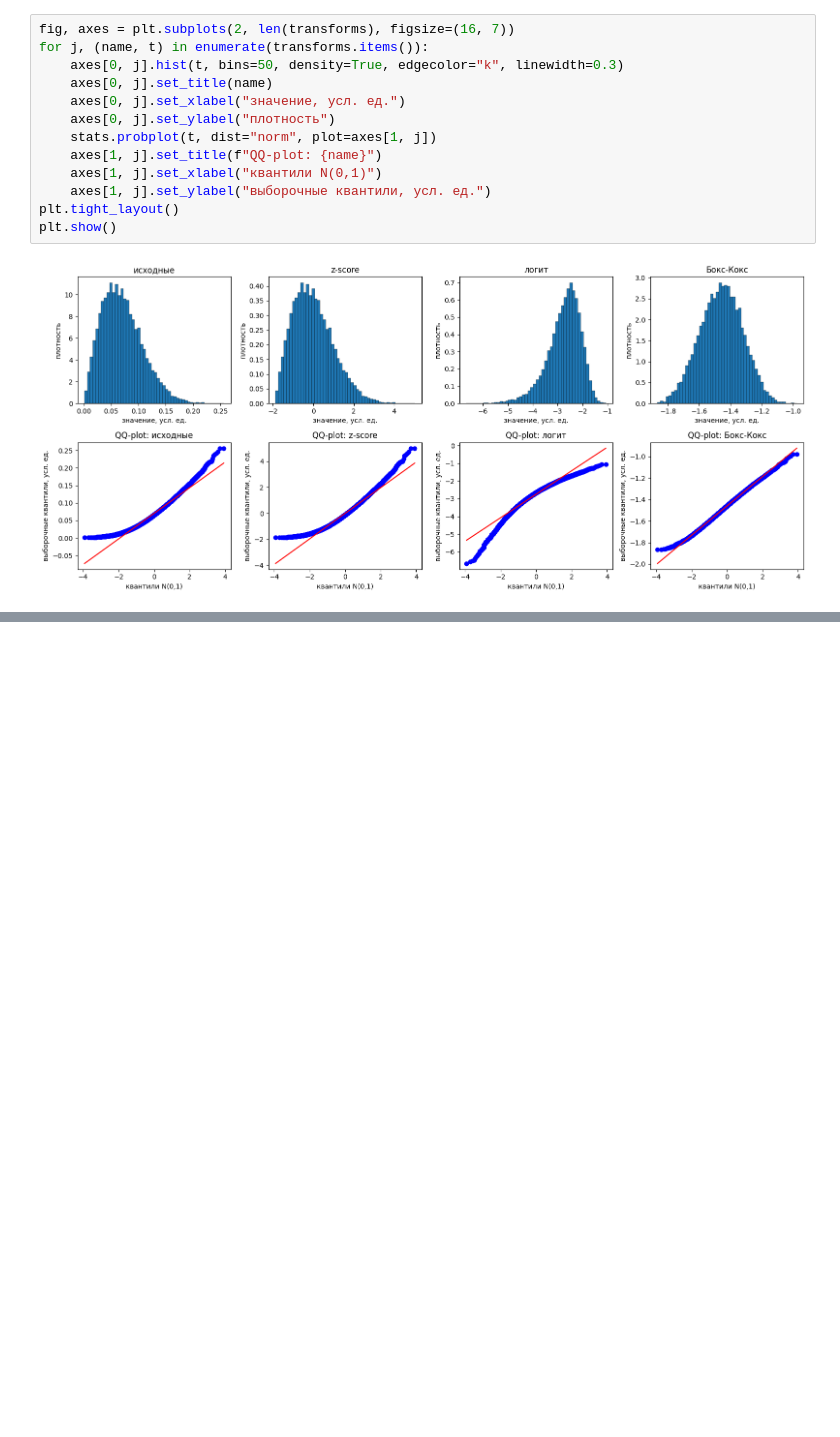
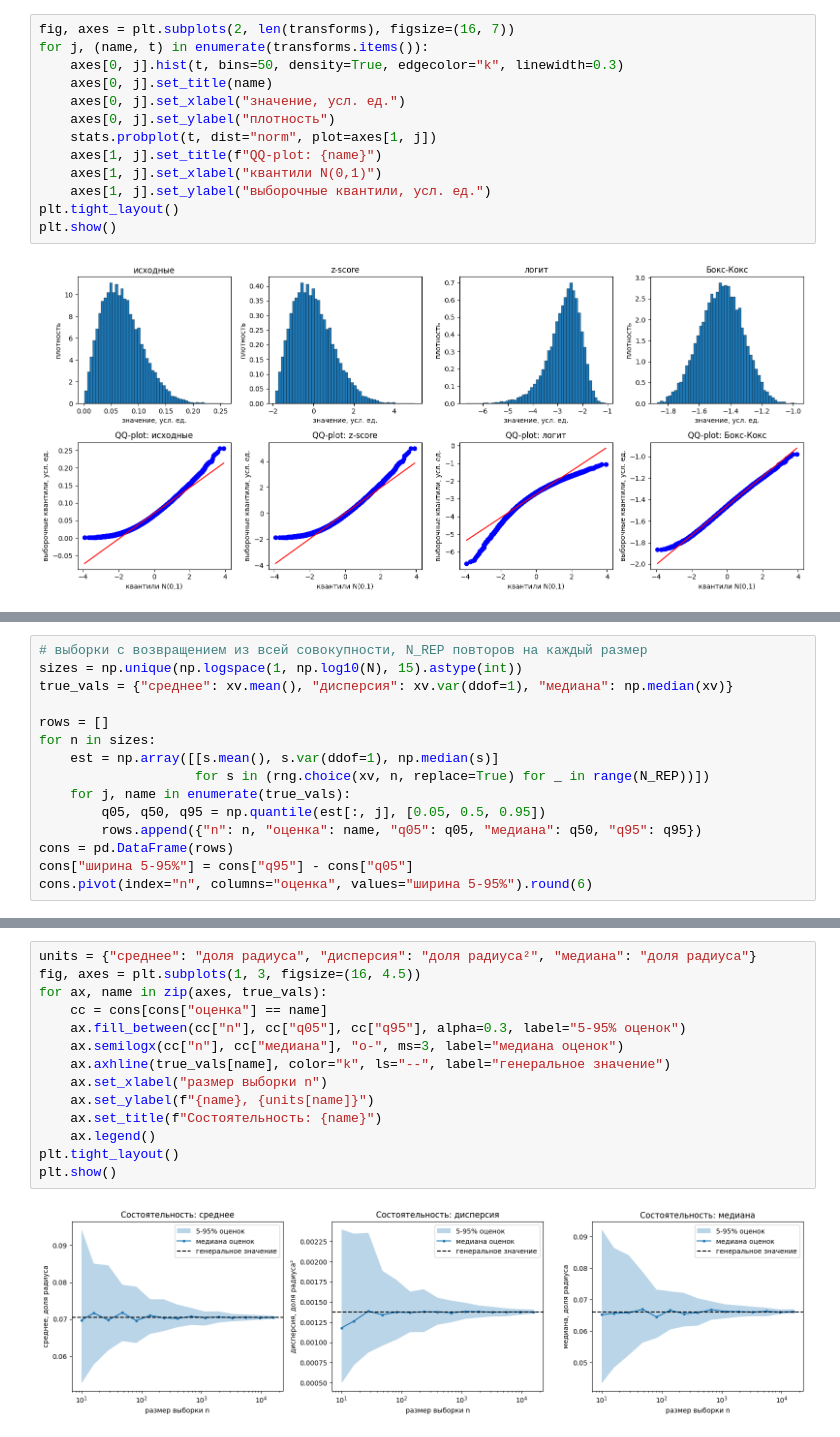
Before and after one commit to SanechkaTuoKe/APPSTAT-LABWORK, a Jupyter notebook: notebooks/rv03_r_def.ipynb, the cells around one changed output, grey strips where cells are left out. Saved outputs shown, nothing was run; the diff lists cells and outputs as text; blank space fills up the shorter version.

```diff
--- a/notebooks/rv03_r_def.ipynb
+++ b/notebooks/rv03_r_def.ipynb
@@ -325,0 +332,15 @@ plt.show()
+# %%
+# выборки с возвращением из всей совокупности, N_REP повторов на каждый размер
+sizes = np.unique(np.logspace(1, np.log10(N), 15).astype(int))
+true_vals = {"среднее": xv.mean(), "дисперсия": xv.var(ddof=1), "медиана": np.median(xv)}
+
+rows = []
+for n in sizes:
+    est = np.array([[s.mean(), s.var(ddof=1), np.median(s)]
+                    for s in (rng.choice(xv, n, replace=True) for _ in range(N_REP))])
+    for j, name in enumerate(true_vals):
+        q05, q50, q95 = np.quantile(est[:, j], [0.05, 0.5, 0.95])
+        rows.append({"n": n, "оценка": name, "q05": q05, "медиана": q50, "q95": q95})
+cons = pd.DataFrame(rows)
+cons["ширина 5-95%"] = cons["q95"] - cons["q05"]
+cons.pivot(index="n", columns="оценка", values="ширина 5-95%").round(6)
@@ -325,0 +365,16 @@ plt.show()
+# %%
+units = {"среднее": "доля радиуса", "дисперсия": "доля радиуса²", "медиана": "доля радиуса"}
+fig, axes = plt.subplots(1, 3, figsize=(16, 4.5))
+for ax, name in zip(axes, true_vals):
+    cc = cons[cons["оценка"] == name]
+    ax.fill_between(cc["n"], cc["q05"], cc["q95"], alpha=0.3, label="5-95% оценок")
+    ax.semilogx(cc["n"], cc["медиана"], "o-", ms=3, label="медиана оценок")
+    ax.axhline(true_vals[name], color="k", ls="--", label="генеральное значение")
+    ax.set_xlabel("размер выборки n")
+    ax.set_ylabel(f"{name}, {units[name]}")
+    ax.set_title(f"Состоятельность: {name}")
+    ax.legend()
+plt.tight_layout()
+plt.show()
+# %% [output]
+[figure, added]
```
Also changed, not shown: parts of 5 cells of this notebook.
